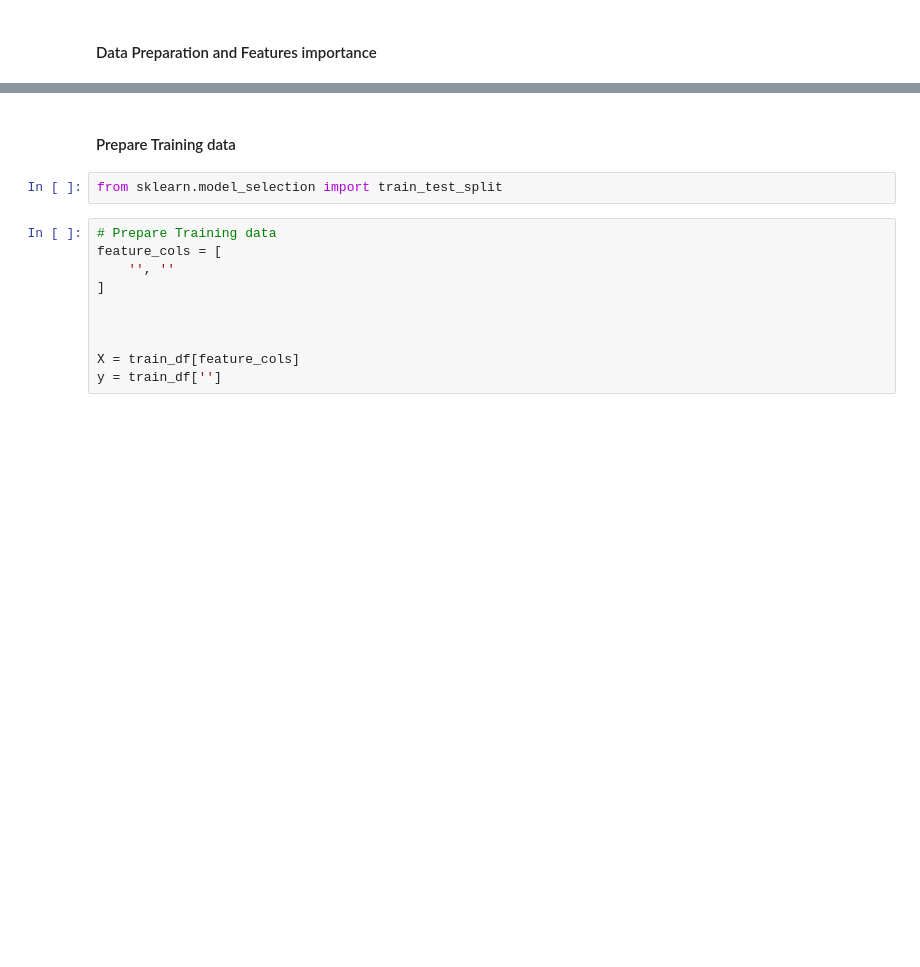
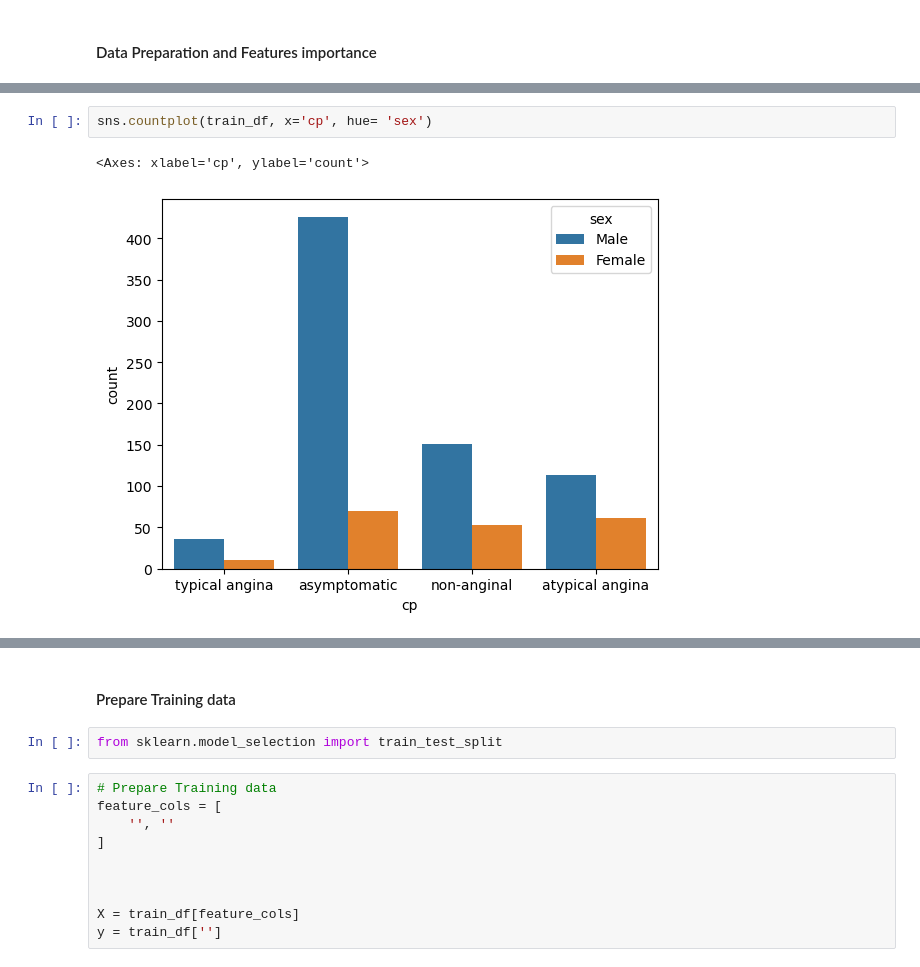
Before and after one commit to Andrianarimanana/Aretim-po_Heart_Disease_Prediction, a Jupyter notebook: notebook.ipynb, the cells around one changed output, grey strips where cells are left out. Saved outputs shown, nothing was run; the diff lists cells and outputs as text; blank space fills up the shorter version.

```diff
--- a/notebook.ipynb
+++ b/notebook.ipynb
@@ -74,0 +186,5 @@ train_df.describe()
+# %%
+sns.countplot(train_df, x='cp', hue= 'sex')
+# %% [output]
+<Axes: xlabel='cp', ylabel='count'>
+[figure, added]
```
Also changed, not shown: parts of 34 cells of this notebook, 4 other files.
